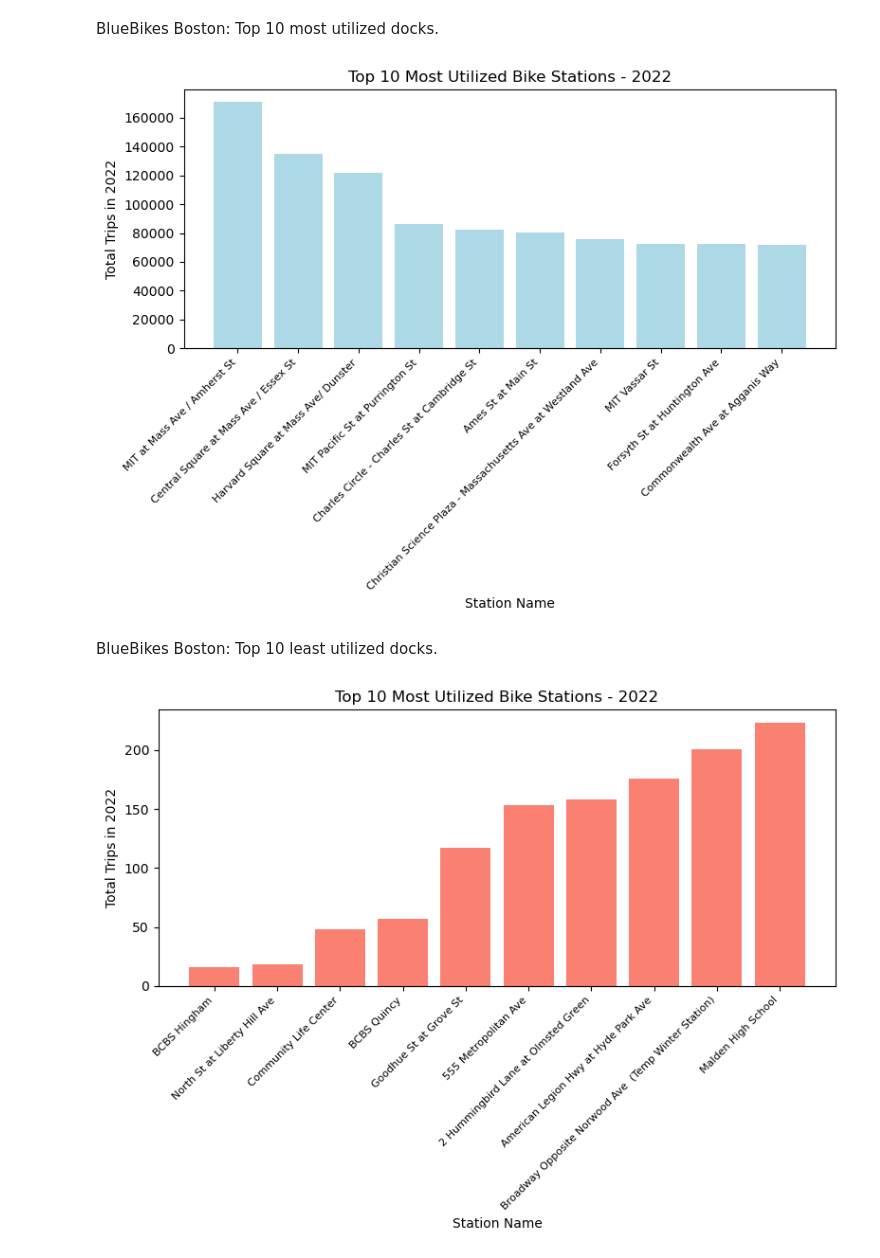
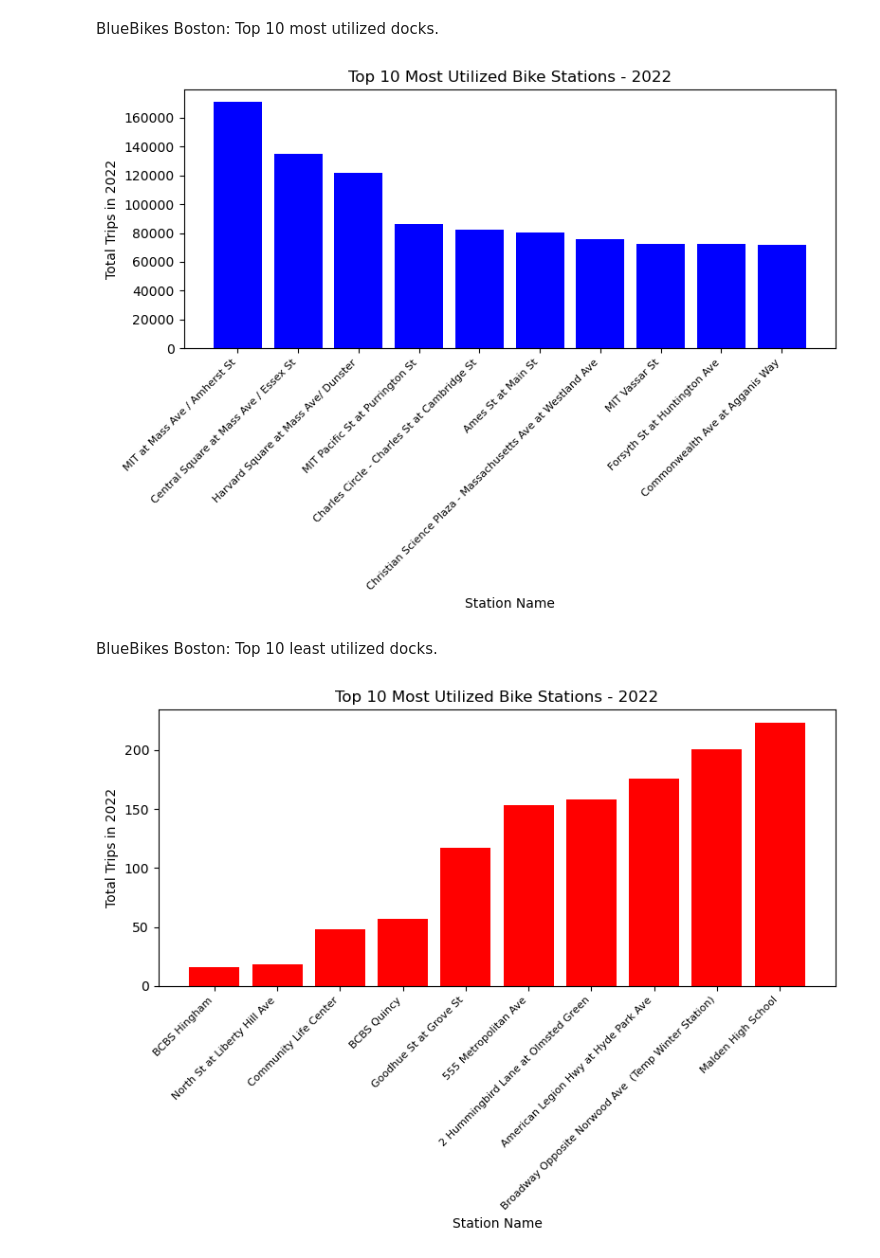
Before and after one commit to raphaelElearning/MSC_DA_Repeat, a Jupyter notebook: 2020100_MSC_DA_Repeat.ipynb, the cells around one changed output. Saved outputs shown, nothing was run; the diff lists cells and outputs as text; code cells hidden in the pictures.

```diff
--- a/2020100_MSC_DA_Repeat.ipynb
+++ b/2020100_MSC_DA_Repeat.ipynb
@@ -842,7 +863,7 @@ plt.show()
  BlueBikes Boston: Top 10 most utilized docks.
 # %%
 plt.figure(figsize=(8, 6))
-plt.bar(boston_top_10_usage['station_name'], boston_top_10_usage['total_trips'], color='lightBlue')
+plt.bar(boston_top_10_usage['station_name'], boston_top_10_usage['total_trips'], color='blue')
 plt.xlabel('Station Name')
 plt.ylabel('Total Trips in 2022')
 plt.title('Top 10 Most Utilized Bike Stations - 2022')
@@ -852,20 +873,20 @@ plt.yticks(rotation=0)
 plt.tight_layout()
 plt.show()
 # %% [output]
-[figure, old version]
+[figure, new version]
 # %% [markdown]
  BlueBikes Boston: Top 10 least utilized docks.
 # %%
 plt.figure(figsize=(8, 6))
-plt.bar(boston_bottom_10_usage['station_name'], boston_bottom_10_usage['total_trips'], color='salmon')
+plt.bar(boston_bottom_10_usage['station_name'], boston_bottom_10_usage['total_trips'], color='red')
 plt.xlabel('Station Name')
 plt.ylabel('Total Trips in 2022')
 plt.title('Top 10 Most Utilized Bike Stations - 2022')
 plt.xticks(rotation=45, ha='right', fontsize=8)
 plt.yticks(rotation=0)
 
 plt.tight_layout()
 plt.show()
 # %% [output]
-[figure, old version]
+[figure, new version]
 # %% [markdown]
```
Also changed, not shown: parts of 25 cells of this notebook, 2 other files.
